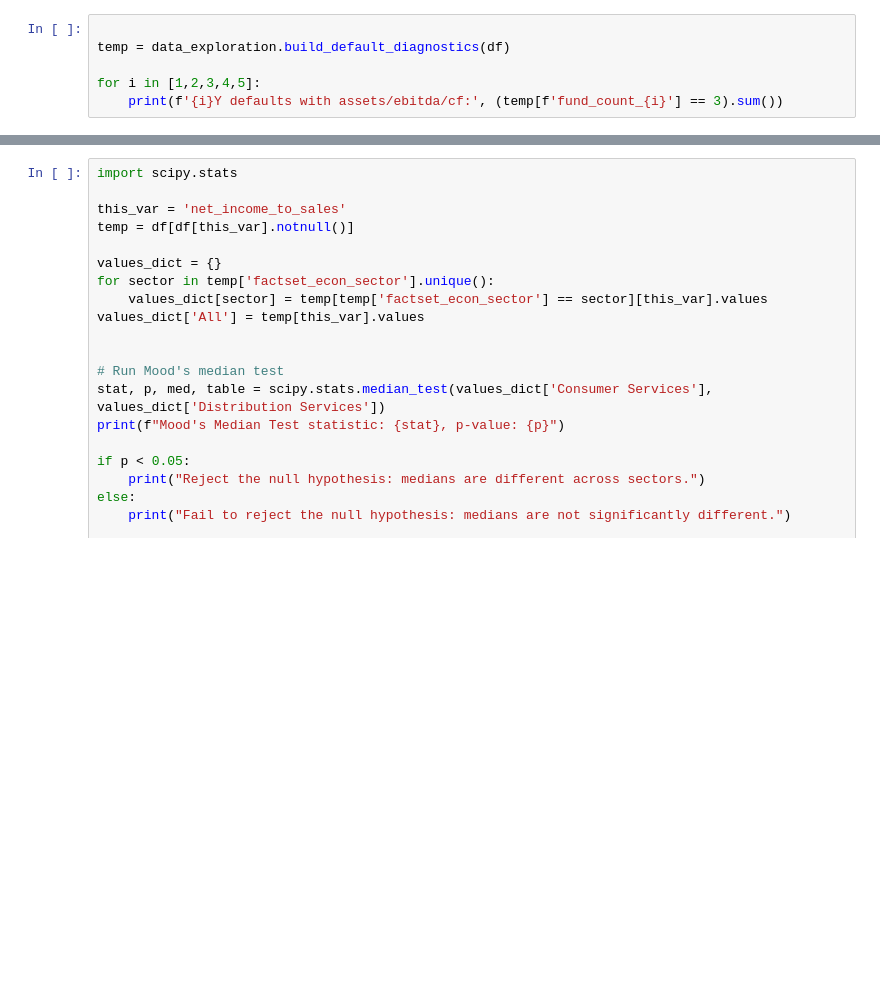
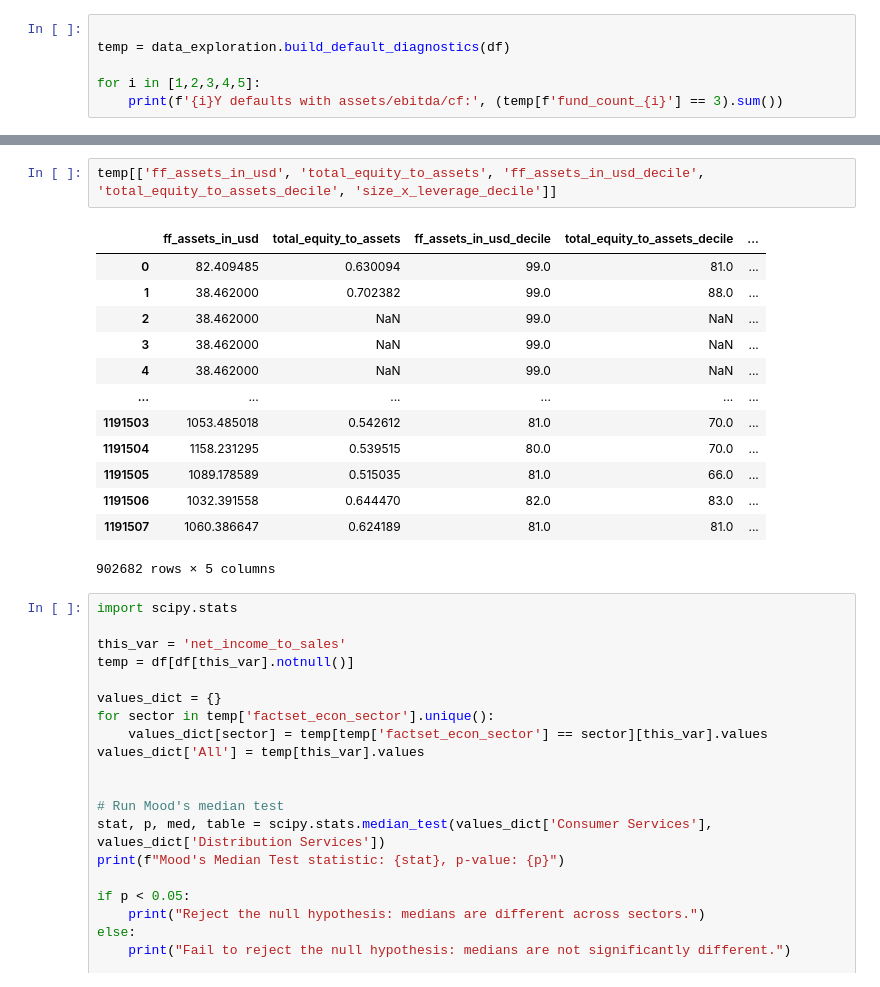
Before and after one commit to jbortfeld/QML-Research, a Jupyter notebook: Research/2. Data Exploration.ipynb, the cells around one changed output, grey strips where cells are left out. Drawn from its saved outputs; the diff is of its cells as text; blank space fills up the shorter version.

```diff
--- a/Research/2. Data Exploration.ipynb
+++ b/Research/2. Data Exploration.ipynb
@@ -282,3 +336,19 @@ temp.shape
+# %%
+temp[['ff_assets_in_usd', 'total_equity_to_assets', 'ff_assets_in_usd_decile', 'total_equity_to_assets_decile', 'size_x_leverage_decile']]
+# %% [output]
+|  | ff_assets_in_usd | total_equity_to_assets | ff_assets_in_usd_decile | total_equity_to_assets_decile | ... |
+| 0 | 82.409485 | 0.630094 | 99.0 | 81.0 | ... |
+| 1 | 38.462000 | 0.702382 | 99.0 | 88.0 | ... |
+| 2 | 38.462000 | NaN | 99.0 | NaN | ... |
+| 3 | 38.462000 | NaN | 99.0 | NaN | ... |
+| 4 | 38.462000 | NaN | 99.0 | NaN | ... |
+| ... | ... | ... | ... | ... | ... |
+| 1191503 | 1053.485018 | 0.542612 | 81.0 | 70.0 | ... |
+| 1191504 | 1158.231295 | 0.539515 | 80.0 | 70.0 | ... |
+| 1191505 | 1089.178589 | 0.515035 | 81.0 | 66.0 | ... |
+| 1191506 | 1032.391558 | 0.644470 | 82.0 | 83.0 | ... |
+| 1191507 | 1060.386647 | 0.624189 | 81.0 | 81.0 | ... |
+902682 rows × 5 columns
 # %%
 import scipy.stats
 
```
Also changed, not shown: parts of 15 cells of this notebook, 10 other files.
